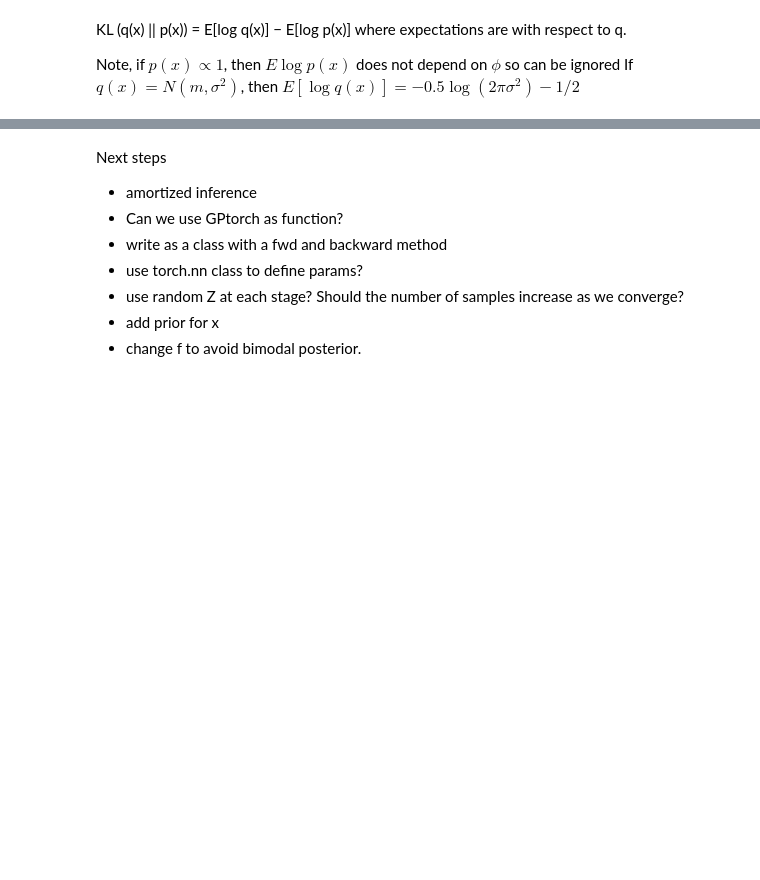
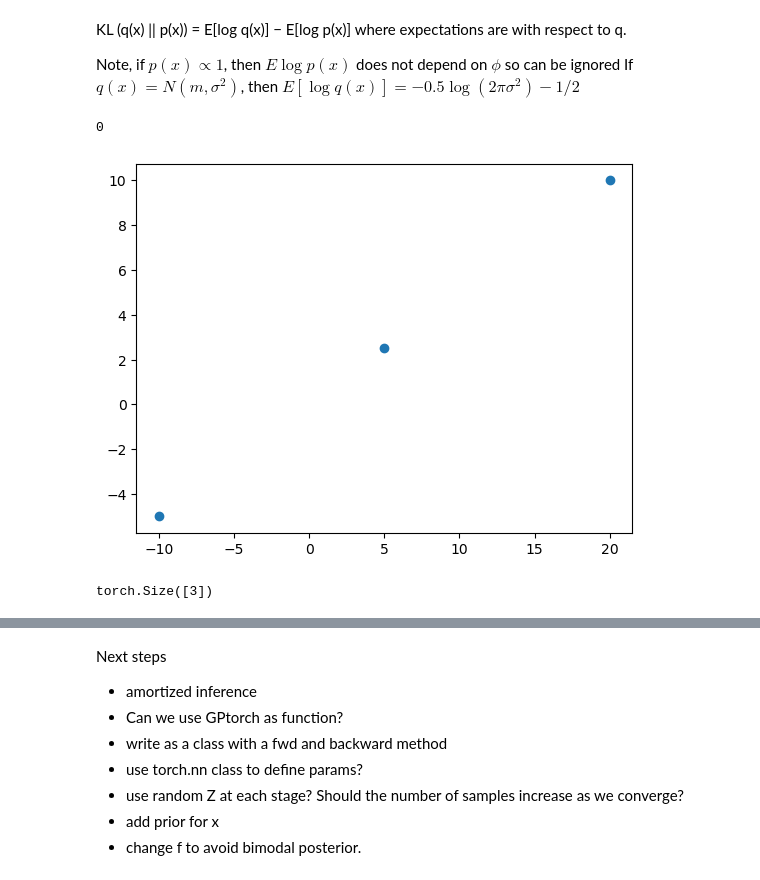
Before and after one commit to cwlanyon/GPyEm, a Jupyter notebook: VI_withTorch.ipynb, the cells around one changed output, grey strips where cells are left out. Cells and saved outputs as stored; diff of their text form; code cells hidden in the pictures; blank space fills up the shorter version.

```diff
--- a/VI_withTorch.ipynb
+++ b/VI_withTorch.ipynb
@@ -26,3 +30,31 @@ where expectations are with respect to q.
 
 Note, if $p(x) \propto 1$, then $E\log p(x)$ does not depend on $\phi$ so can be ignored
 If $q(x) =N(m, \sigma^2)$, then $E[\log q(x)] = -0.5 \log(2 \pi \sigma^2) - 1/2$
+# %%
+p=3
+
+rl = -10
+ru=20
+
+obs_error = 0.0001
+
+x=torch.linspace(rl,ru,p)
+
+b=0.5
+
+def lin(x):
+    y = b*x
+    return y
+
+y = lin(x)
+
+plt.plot(x[:,None],y[:,None],'o')
+
+emulator = GPE.ensemble(x[:,None],y[:,None],mean_func="constant",training_iter=500)
+# %% [output]
+0
+[figure, added]
+# %%
+x.shape
+# %% [output]
+torch.Size([3])
```
Also changed, not shown: parts of 9 cells of this notebook, 8 other files.
